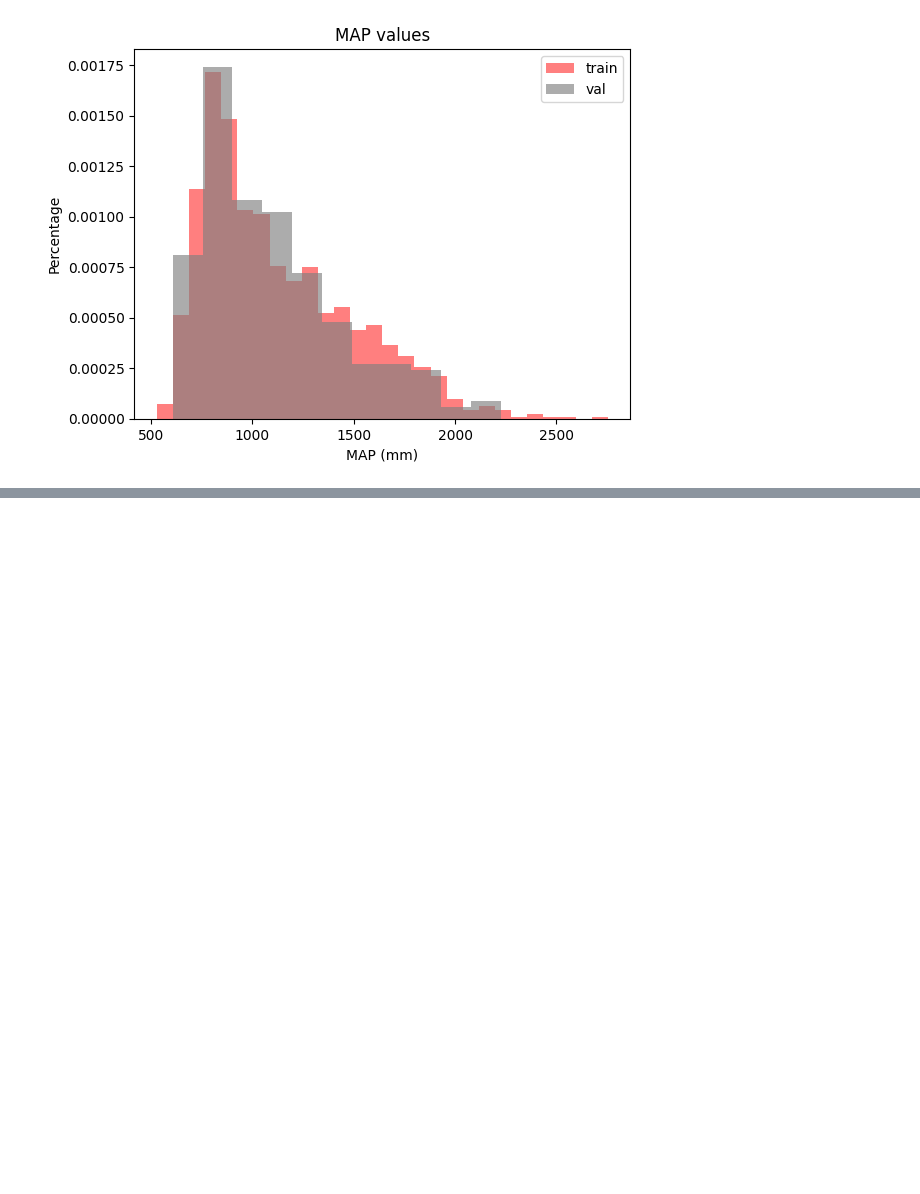
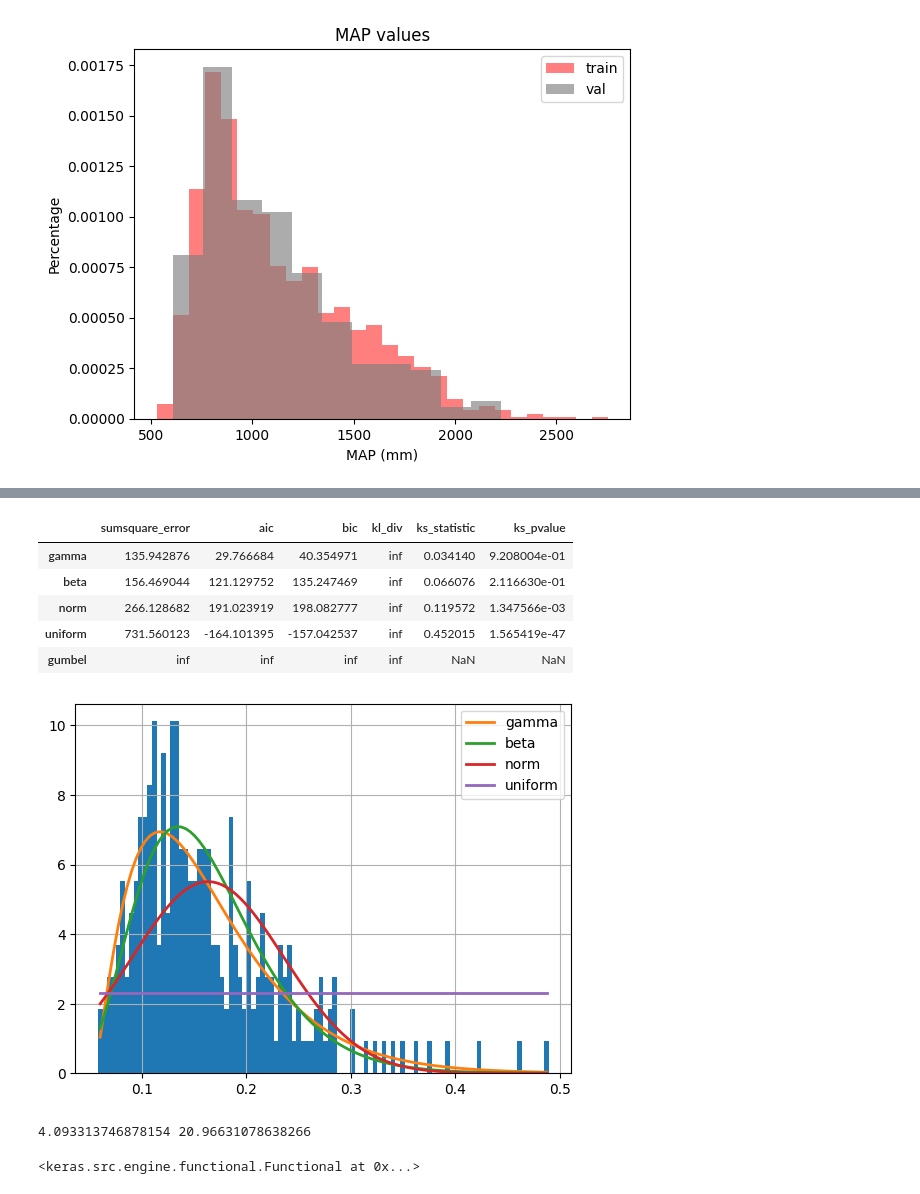
Before and after one commit to oshodiS/Rainfall-BetaEstimation, a Jupyter notebook: project.ipynb, the cells around one changed output, grey strips where cells are left out. Drawn from its saved outputs; the diff is of its cells as text; code cells hidden in the pictures; blank space fills up the shorter version.

Commit message:
Beta init + fixed bug

```diff
--- a/project.ipynb
+++ b/project.ipynb
@@ -178,0 +254,6 @@ test_df = standardize_AMS(test_df, durations)
+# %%
+ams_1_np = np.array(ams_1)
+f = Fitter(ams_1_np, distributions=['beta', 'gamma', 'norm', 'uniform','gumbel'])
+f.fit()
+f.summary()
+# %% [output]
@@ -178,0 +266,16 @@ test_df = standardize_AMS(test_df, durations)
+|  | sumsquare_error | aic | bic | kl_div | ks_statistic | ks_pvalue |
+| gamma | 135.942876 | 29.766684 | 40.354971 | inf | 0.034140 | 9.208004e-01 |
+| beta | 156.469044 | 121.129752 | 135.247469 | inf | 0.066076 | 2.116630e-01 |
+| norm | 266.128682 | 191.023919 | 198.082777 | inf | 0.119572 | 1.347566e-03 |
+| uniform | 731.560123 | -164.101395 | -157.042537 | inf | 0.452015 | 1.565419e-47 |
+| gumbel | inf | inf | inf | inf | NaN | NaN |
+[figure, added]
+# %%
+mean = np.mean(ams_1)
+var = np.var(ams_1)
+#momentum rule
+a = ((1 - mean)/ var - 1 / mean)* mean**2
+b = a * (1 / mean - 1 )
+print(a,b)
+# %% [output]
+4.093313746878154 20.96631078638266
@@ -178,0 +293,4 @@ test_df = standardize_AMS(test_df, durations)
+# %%
+build_nn_beta_model(input_shape=len(ams_1,), hidden=[], a=a, b=b)
+# %% [output]
+<keras.src.engine.functional.Functional at 0x...>
```
Also changed, not shown: parts of 12 cells of this notebook.
